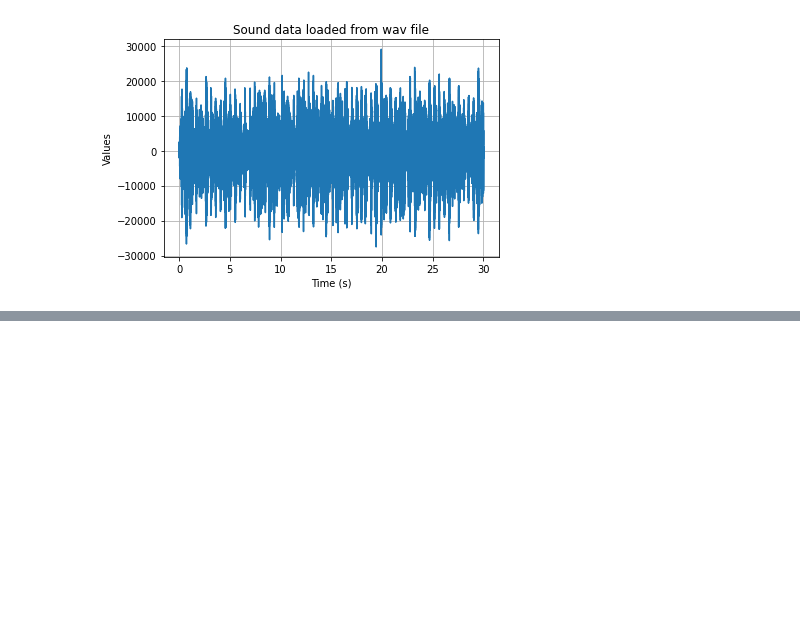
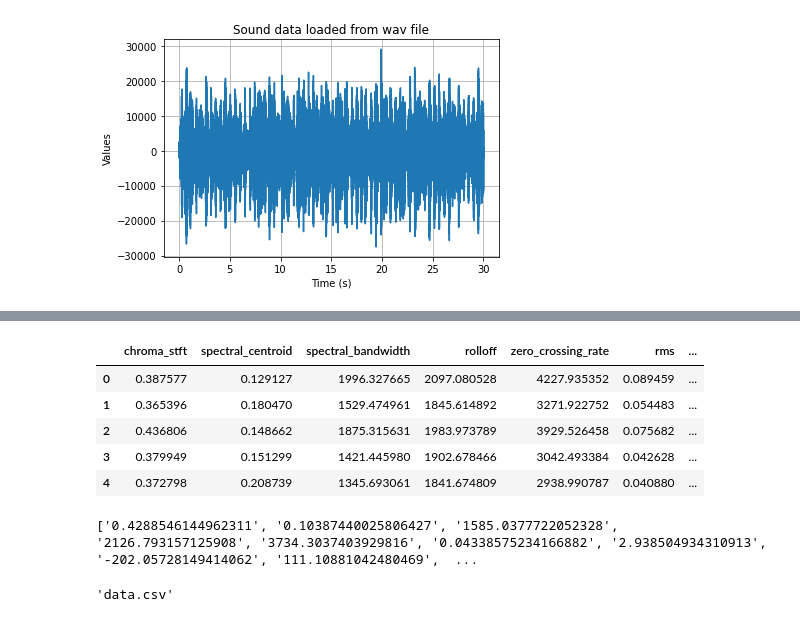
Before and after one commit to agustinLapi/MachineLearning, a Jupyter notebook: 3_MidtermProjects/ProjectGTZ/main.ipynb, the cells around one changed output, grey strips where cells are left out. Drawn from its saved outputs; the diff is of its cells as text; code cells hidden in the pictures; blank space fills up the shorter version.

```diff
--- a/3_MidtermProjects/ProjectGTZ/main.ipynb
+++ b/3_MidtermProjects/ProjectGTZ/main.ipynb
@@ -76,0 +205,18 @@ Audio(rock[1],rate=framerate,autoplay=True)
+# %%
+data = pd.read_csv('data.csv')
+data.head()
+# %% [output]
+|  | chroma_stft | spectral_centroid | spectral_bandwidth | rolloff | zero_crossing_rate | rms | ... |
+| 0 | 0.387577 | 0.129127 | 1996.327665 | 2097.080528 | 4227.935352 | 0.089459 | ... |
+| 1 | 0.365396 | 0.180470 | 1529.474961 | 1845.614892 | 3271.922752 | 0.054483 | ... |
+| 2 | 0.436806 | 0.148662 | 1875.315631 | 1983.973789 | 3929.526458 | 0.075682 | ... |
+| 3 | 0.379949 | 0.151299 | 1421.445980 | 1902.678466 | 3042.493384 | 0.042628 | ... |
+| 4 | 0.372798 | 0.208739 | 1345.693061 | 1841.674809 | 2938.990787 | 0.040880 | ... |
+# %%
+print(to_append.split())
+# %% [output]
+['0.4288546144962311', '0.10387440025806427', '1585.0377722052328', '2126.793157125908', '3734.3037403929816', '0.04338575234166882', '2.938504934310913', '-202.05728149414062', '111.10881042480469',  ...
+# %%
+display('data.csv')
+# %% [output]
+'data.csv'
```
Also changed, not shown: parts of 10 cells of this notebook.
